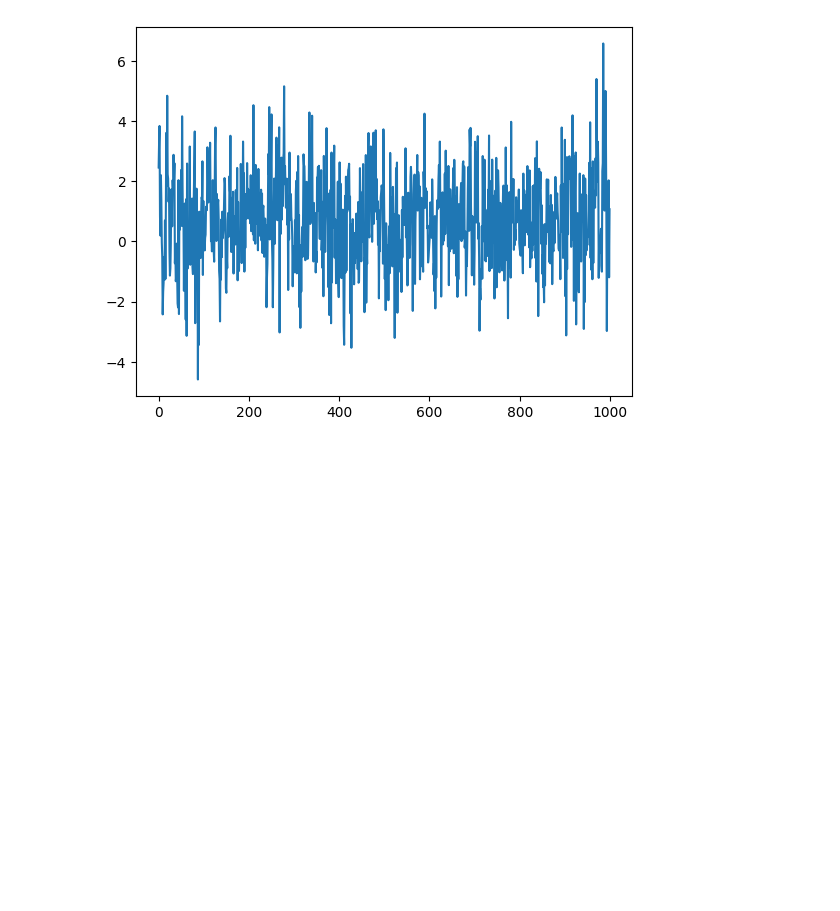
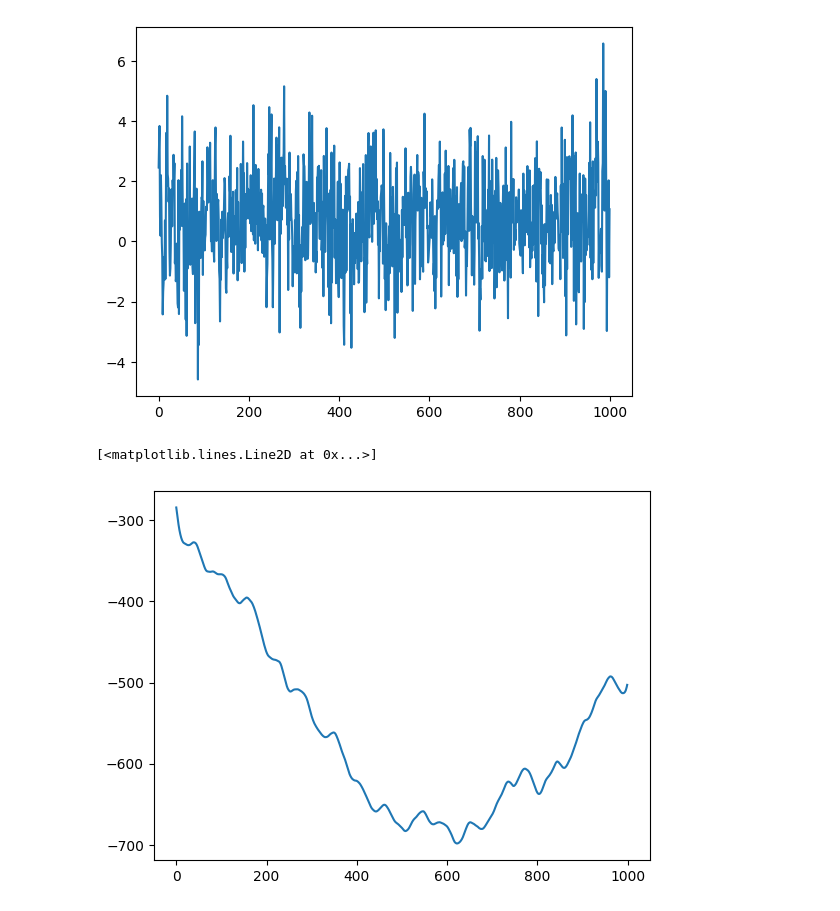
Before and after one commit to Kasymkhankhubiyev/Sirius-Uni, a Jupyter notebook: HighFrequencyTrading/Deribit_Trading.ipynb, the cells around one changed output. Cells and saved outputs as stored; diff of their text form; code cells hidden in the pictures; blank space fills up the shorter version.

```diff
--- a/HighFrequencyTrading/Deribit_Trading.ipynb
+++ b/HighFrequencyTrading/Deribit_Trading.ipynb
@@ -390,3 +390,6 @@ plt.plot(res.coef_)
 # %% [output]
 [<matplotlib.lines.Line2D at 0x...>]
 [figure]
+# %%
+C_l = [(sides[:1000] * sides[i+1:1000 + i + 1]).mean() for i in range(1000)]
+S_l = [((np.array(mid_prices_list[:1000]) - np.array(mid_prices_list[i+1:1000+i+1])) * sides[:1000]).mean() for i in range(1000)]
@@ -392,0 +398,15 @@ plt.plot(res.coef_)
+# %%
+C_matrix = np.zeros((1000, 1000))
+
+for i in range(1000):
+    for j in range(1000):
+        C_matrix[i, j] = C_l[np.abs(i-j)]
+# %%
+# K_vec = np.dot(np.linalg.inv(C_matrix), np.array(S_l).T)
+K_vec = np.dot(C_matrix.T, np.array(S_l))
+# %%
+plt.plot(K_vec)
+# plt.plot(np.cumsum(K_vec))
+# %% [output]
+[<matplotlib.lines.Line2D at 0x...>]
+[figure, added]
```
Also changed, not shown: parts of 2 cells of this notebook, 1 other file.
